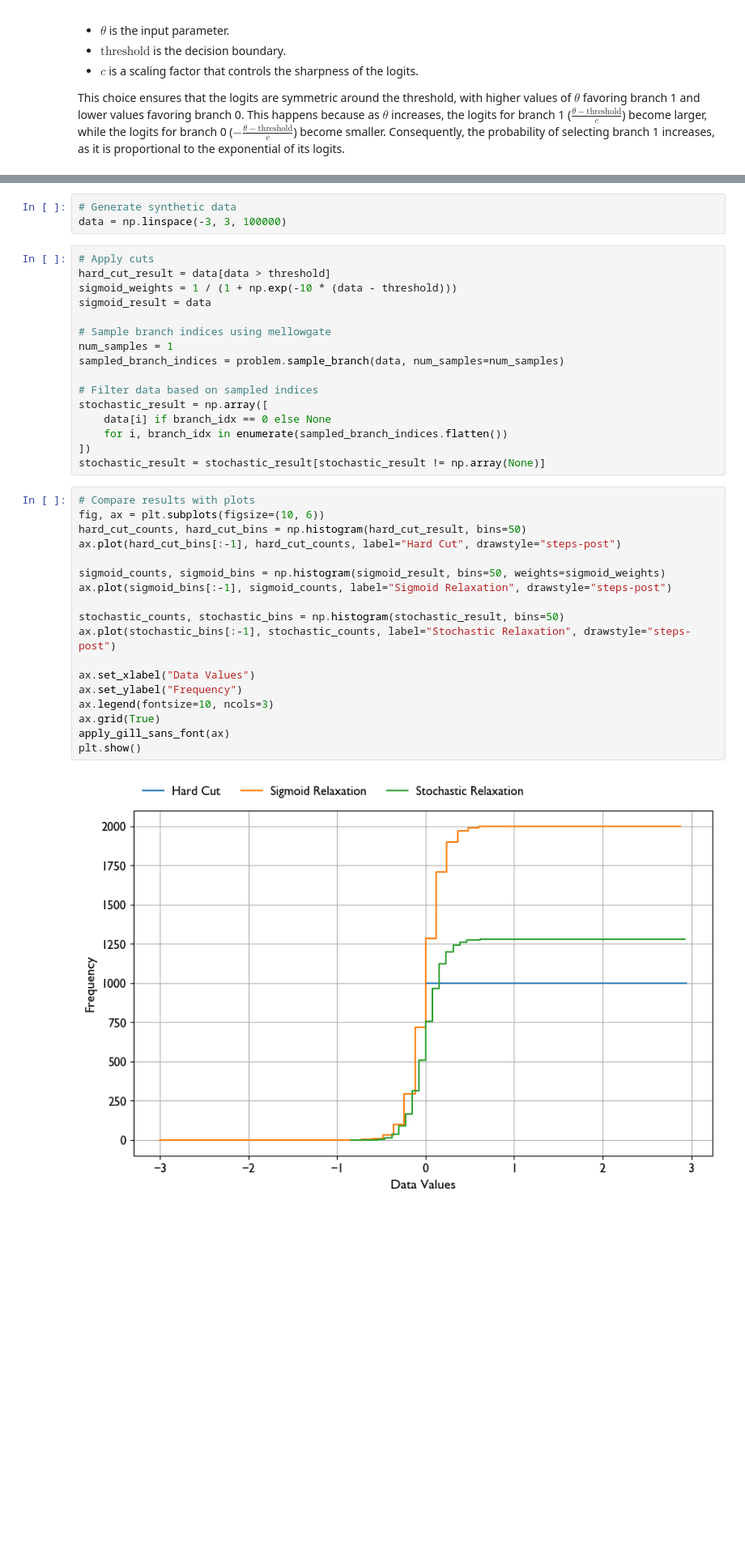
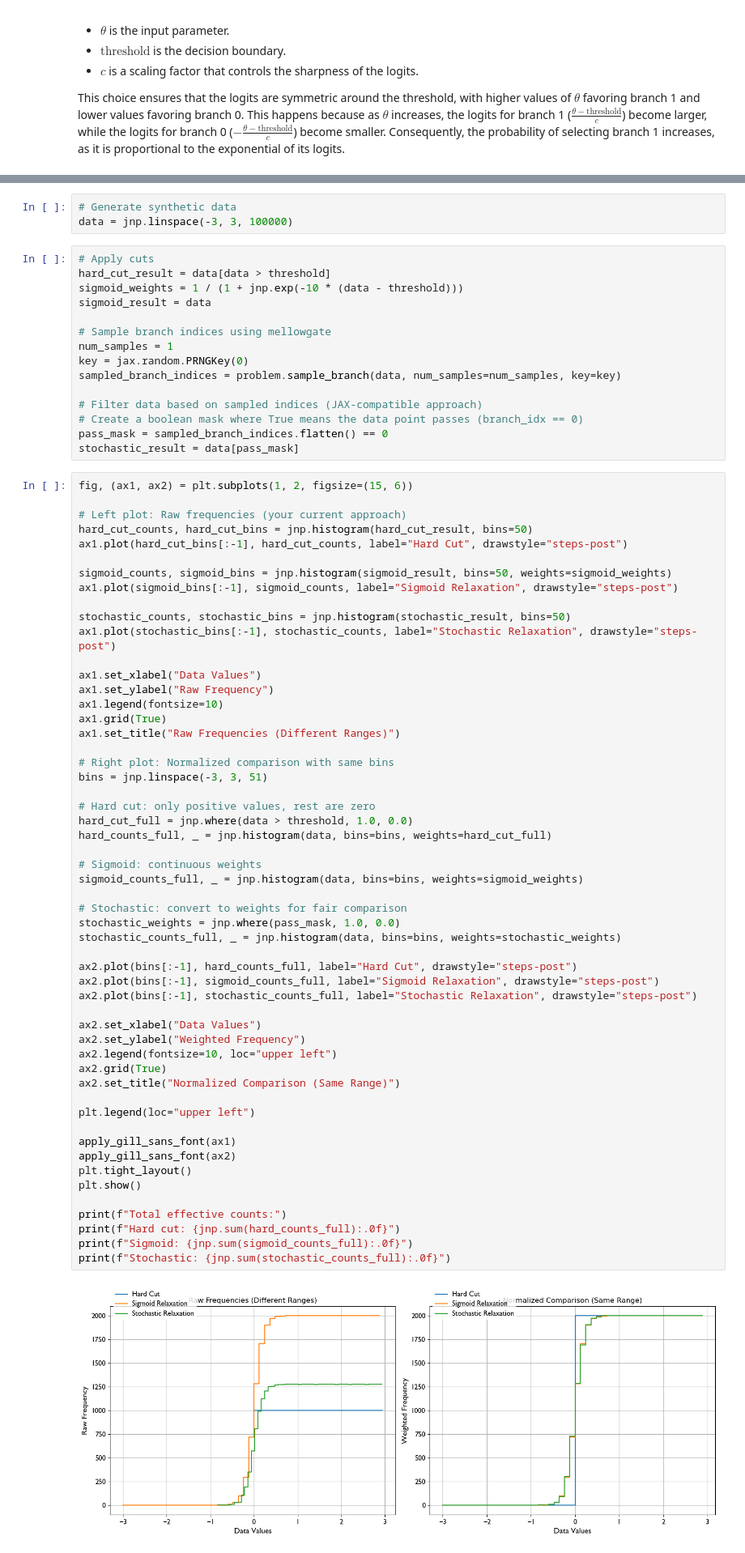
Before and after one commit to MoAly98/mellowgate, a Jupyter notebook: tutorial_cut_relaxation.ipynb, the cells around one changed output, grey strips where cells are left out. Shown: that part at 81% size. Drawn from its saved outputs; the diff is of its cells as text; blank space fills up the shorter version.

```diff
--- a/tutorial_cut_relaxation.ipynb
+++ b/tutorial_cut_relaxation.ipynb
@@ -176,39 +187,74 @@ problem = DiscreteProblem(branches=branches, logits_model=logits_model)
 # %%
 # Generate synthetic data
-data = np.linspace(-3, 3, 100000)
+data = jnp.linspace(-3, 3, 100000)
 # %%
 # Apply cuts
 hard_cut_result = data[data > threshold]
-sigmoid_weights = 1 / (1 + np.exp(-10 * (data - threshold)))
+sigmoid_weights = 1 / (1 + jnp.exp(-10 * (data - threshold)))
 sigmoid_result = data
 
 # Sample branch indices using mellowgate
 num_samples = 1
-sampled_branch_indices = problem.sample_branch(data, num_samples=num_samples)
+key = jax.random.PRNGKey(0)
+sampled_branch_indices = problem.sample_branch(data, num_samples=num_samples, key=key)
 
-# Filter data based on sampled indices
-stochastic_result = np.array([
-    data[i] if branch_idx == 0 else None
-    for i, branch_idx in enumerate(sampled_branch_indices.flatten())
-])
-stochastic_result = stochastic_result[stochastic_result != np.array(None)]
+# Filter data based on sampled indices (JAX-compatible approach)
+# Create a boolean mask where True means the data point passes (branch_idx == 0)
+pass_mask = sampled_branch_indices.flatten() == 0
+stochastic_result = data[pass_mask]
 # %%
-# Compare results with plots
-fig, ax = plt.subplots(figsize=(10, 6))
-hard_cut_counts, hard_cut_bins = np.histogram(hard_cut_result, bins=50)
-ax.plot(hard_cut_bins[:-1], hard_cut_counts, label="Hard Cut", drawstyle="steps-post")
+fig, (ax1, ax2) = plt.subplots(1, 2, figsize=(15, 6))
 
-sigmoid_counts, sigmoid_bins = np.histogram(sigmoid_result, bins=50, weights=sigmoid_weights)
-ax.plot(sigmoid_bins[:-1], sigmoid_counts, label="Sigmoid Relaxation", drawstyle="steps-post")
+# Left plot: Raw frequencies (your current approach)
+hard_cut_counts, hard_cut_bins = jnp.histogram(hard_cut_result, bins=50)
+ax1.plot(hard_cut_bins[:-1], hard_cut_counts, label="Hard Cut", drawstyle="steps-post")
 
-stochastic_counts, stochastic_bins = np.histogram(stochastic_result, bins=50)
-ax.plot(stochastic_bins[:-1], stochastic_counts, label="Stochastic Relaxation", drawstyle="steps-post")
+sigmoid_counts, sigmoid_bins = jnp.histogram(sigmoid_result, bins=50, weights=sigmoid_weights)
+ax1.plot(sigmoid_bins[:-1], sigmoid_counts, label="Sigmoid Relaxation", drawstyle="steps-post")
 
-ax.set_xlabel("Data Values")
-ax.set_ylabel("Frequency")
-ax.legend(fontsize=10, ncols=3)
-ax.grid(True)
-apply_gill_sans_font(ax)
+stochastic_counts, stochastic_bins = jnp.histogram(stochastic_result, bins=50)
+ax1.plot(stochastic_bins[:-1], stochastic_counts, label="Stochastic Relaxation", drawstyle="steps-post")
+
+ax1.set_xlabel("Data Values")
+ax1.set_ylabel("Raw Frequency")
+ax1.legend(fontsize=10)
+ax1.grid(True)
+ax1.set_title("Raw Frequencies (Different Ranges)")
+
+# Right plot: Normalized comparison with same bins
+bins = jnp.linspace(-3, 3, 51)
+
+# Hard cut: only positive values, rest are zero
+hard_cut_full = jnp.where(data > threshold, 1.0, 0.0)
+hard_counts_full, _ = jnp.histogram(data, bins=bins, weights=hard_cut_full)
+
+# Sigmoid: continuous weights
+sigmoid_counts_full, _ = jnp.histogram(data, bins=bins, weights=sigmoid_weights)
+
+# Stochastic: convert to weights for fair comparison
+stochastic_weights = jnp.where(pass_mask, 1.0, 0.0)
+stochastic_counts_full, _ = jnp.histogram(data, bins=bins, weights=stochastic_weights)
+
+ax2.plot(bins[:-1], hard_counts_full, label="Hard Cut", drawstyle="steps-post")
+ax2.plot(bins[:-1], sigmoid_counts_full, label="Sigmoid Relaxation", drawstyle="steps-post")
+ax2.plot(bins[:-1], stochastic_counts_full, label="Stochastic Relaxation", drawstyle="steps-post")
+
+ax2.set_xlabel("Data Values")
+ax2.set_ylabel("Weighted Frequency")
+ax2.legend(fontsize=10, loc="upper left")
+ax2.grid(True)
+ax2.set_title("Normalized Comparison (Same Range)")
+
+plt.legend(loc="upper left")
+
+apply_gill_sans_font(ax1)
+apply_gill_sans_font(ax2)
+plt.tight_layout()
 plt.show()
+
+print(f"Total effective counts:")
+print(f"Hard cut: {jnp.sum(hard_counts_full):.0f}")
+print(f"Sigmoid: {jnp.sum(sigmoid_counts_full):.0f}")
+print(f"Stochastic: {jnp.sum(stochastic_counts_full):.0f}")
 # %% [output]
-[figure, old version]
+[figure, new version]
```
Also changed, not shown: parts of 7 cells of this notebook, 2 other files.
